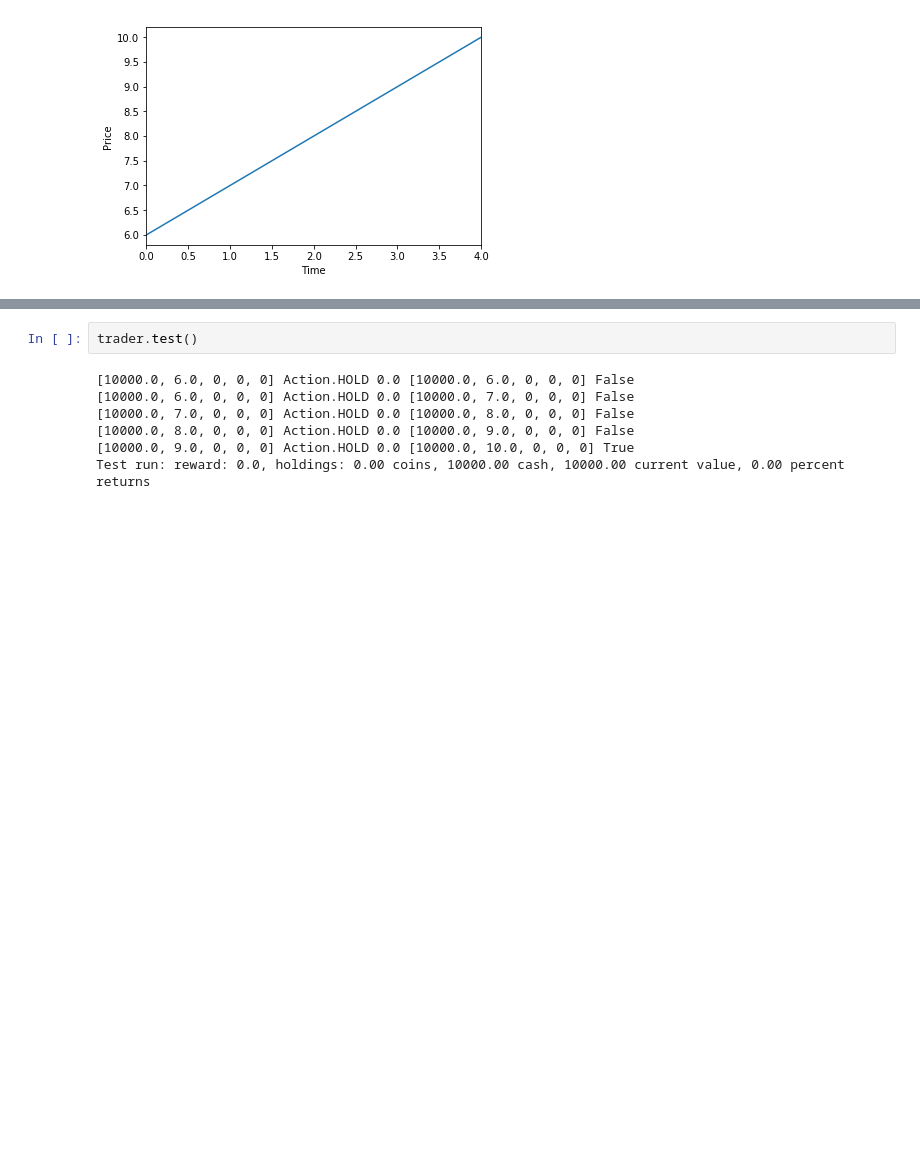
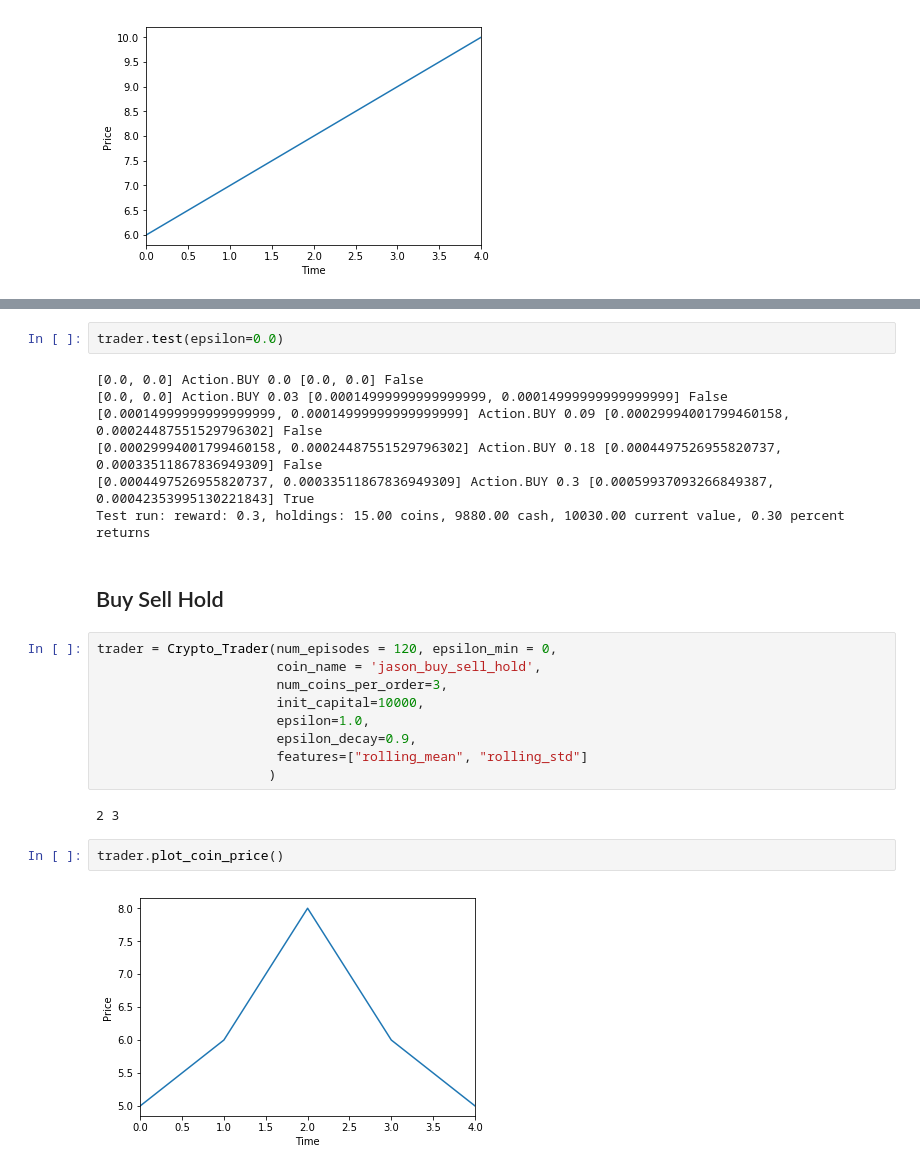
Before and after one commit to GradientTrader/simulator, a Jupyter notebook: dummy_benchmarks.ipynb, the cells around one changed output, grey strips where cells are left out. Saved outputs shown, nothing was run; the diff lists cells and outputs as text; blank space fills up the shorter version.

```diff
--- a/dummy_benchmarks.ipynb
+++ b/dummy_benchmarks.ipynb
@@ -84,9 +90,26 @@ episode: 50/50, reward: 0.0, epsilon: 0.1
 # %%
-trader.test()
+trader.test(epsilon=0.0)
 # %% [output]
-[10000.0, 6.0, 0, 0, 0] Action.HOLD 0.0 [10000.0, 6.0, 0, 0, 0] False
-[10000.0, 6.0, 0, 0, 0] Action.HOLD 0.0 [10000.0, 7.0, 0, 0, 0] False
-[10000.0, 7.0, 0, 0, 0] Action.HOLD 0.0 [10000.0, 8.0, 0, 0, 0] False
-[10000.0, 8.0, 0, 0, 0] Action.HOLD 0.0 [10000.0, 9.0, 0, 0, 0] False
-[10000.0, 9.0, 0, 0, 0] Action.HOLD 0.0 [10000.0, 10.0, 0, 0, 0] True
-Test run: reward: 0.0, holdings: 0.00 coins, 10000.00 cash, 10000.00 current value, 0.00 percent returns
+[0.0, 0.0] Action.BUY 0.0 [0.0, 0.0] False
+[0.0, 0.0] Action.BUY 0.03 [0.00014999999999999999, 0.00014999999999999999] False
+[0.00014999999999999999, 0.00014999999999999999] Action.BUY 0.09 [0.00029994001799460158, 0.00024487551529796302] False
+[0.00029994001799460158, 0.00024487551529796302] Action.BUY 0.18 [0.0004497526955820737, 0.00033511867836949309] False
+[0.0004497526955820737, 0.00033511867836949309] Action.BUY 0.3 [0.00059937093266849387, 0.00042353995130221843] True
+Test run: reward: 0.3, holdings: 15.00 coins, 9880.00 cash, 10030.00 current value, 0.30 percent returns
+# %% [markdown]
+## Buy Sell Hold
+# %%
+trader = Crypto_Trader(num_episodes = 120, epsilon_min = 0,
+                       coin_name = 'jason_buy_sell_hold',
+                       num_coins_per_order=3,
+                       init_capital=10000,
+                       epsilon=1.0,
+                       epsilon_decay=0.9,
+                       features=["rolling_mean", "rolling_std"]
+                      )
+# %% [output]
+2 3
+# %%
+trader.plot_coin_price()
+# %% [output]
+[figure, added]
```
Also changed, not shown: parts of 7 cells of this notebook, 5 other files.
